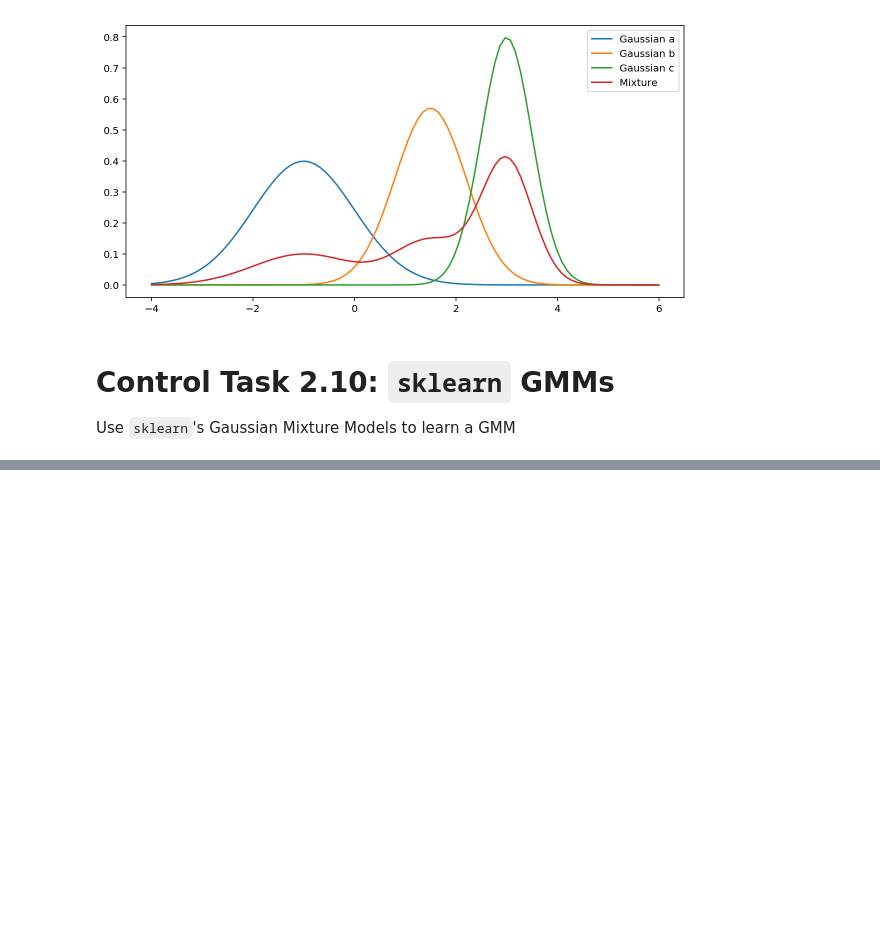
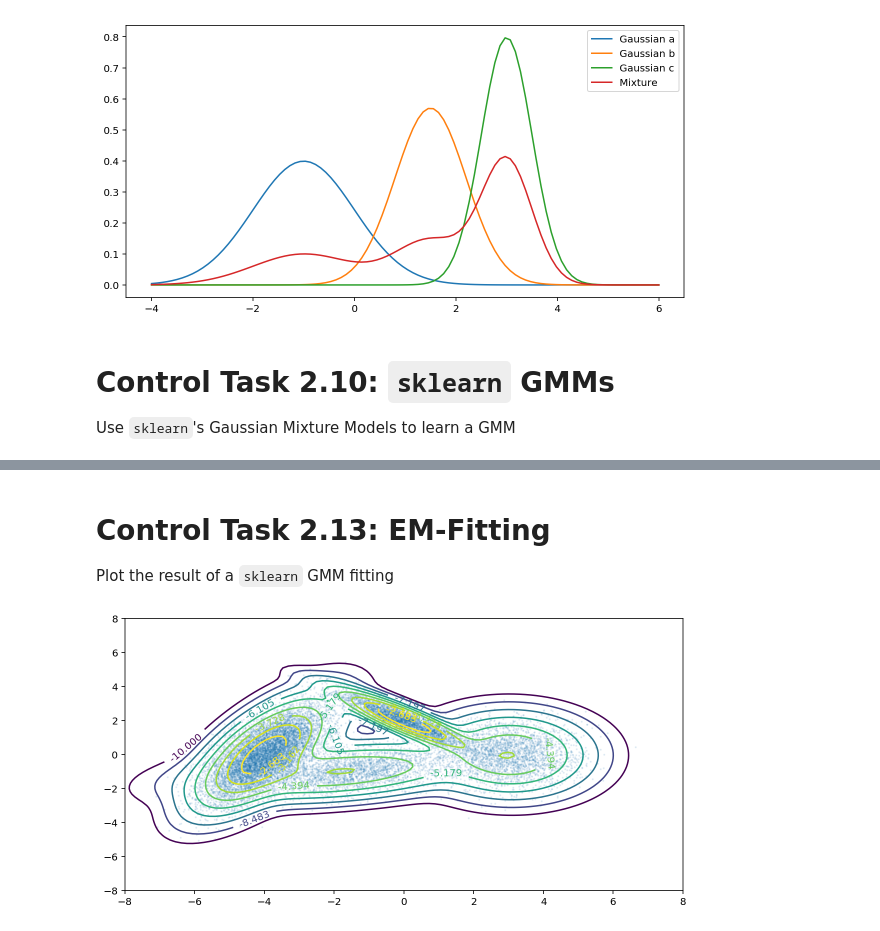
Before and after one commit to jgoerner/advanced-statistics, a Jupyter notebook: statistics/notebooks/Readingguide-2.ipynb, the cells around one changed output, grey strips where cells are left out. Drawn from its saved outputs; the diff is of its cells as text; code cells hidden in the pictures; blank space fills up the shorter version.

Commit message:
Include Control Task 2.13

```diff
--- a/statistics/notebooks/Readingguide-2.ipynb
+++ b/statistics/notebooks/Readingguide-2.ipynb
@@ -460,0 +461,63 @@ plt.savefig("./results/2-10-sklearn-gmm.png")
+# %% [markdown]
+# Control Task 2.13: EM-Fitting
+Plot the result of a `sklearn` GMM fitting
+# %%
+# %load src/2-13-1-em-contour.py
+# Import
+import matplotlib.pyplot as plt
+from mpl_toolkits.mplot3d import Axes3D
+import numpy as np
+from scipy.stats import multivariate_normal
+from sklearn.mixture import GaussianMixture
+
+# Config
+%config InlineBackend.figure_format = 'retina'
+%matplotlib inline
+plt.rcParams["figure.figsize"] = (10, 5)
+
+# Prepare Distributions
+mus = [
+    [-1.5, -1.0],
+    [0.0, 2.0],
+    [-4.0, 0.0],
+    [3.0, 0.0]
+]
+sigs = [
+    [[2.0, .4], [.4, .5]],
+    [[1.0, -.9], [0, .1]],
+    [[.5, .3], [.9, 2.0]],
+    [[1.0, .0], [.0, 1.0]],
+]
+pis = [.15, .2, .5, .15]
+N = []
+for mu, sig in zip(mus, sigs):
+    N.append(multivariate_normal(mean=mu, cov=sig))
+
+# Sample
+n_samples = 20000
+samples = np.concatenate(
+    [n.rvs(int(n_samples * pi))
+     for pi, n
+     in zip(pis, N)])
+
+# Fit GMM
+gmm = GaussianMixture(4)
+gmm.fit(samples)
+
+# Prepare Plot
+x = y = np.linspace(-8, 8, 100)
+xx, yy = np.meshgrid(x, y)
+zz = gmm.score_samples(np.array([xx.ravel(), yy.ravel()]).T).reshape(xx.shape)
+
+# Plot
+plt.scatter(*samples.T, alpha=.1, s=1)
+cs = plt.contour(
+    xx,
+    yy,
+    zz,
+    levels=-np.logspace(0, 1, 15)[::-1]
+)
+plt.clabel(cs)
+plt.savefig("./results/2-13-contour-2d.png")
+# %% [output]
+[figure, added]
```
Also changed, not shown: parts of 8 cells of this notebook, 12 other files.
